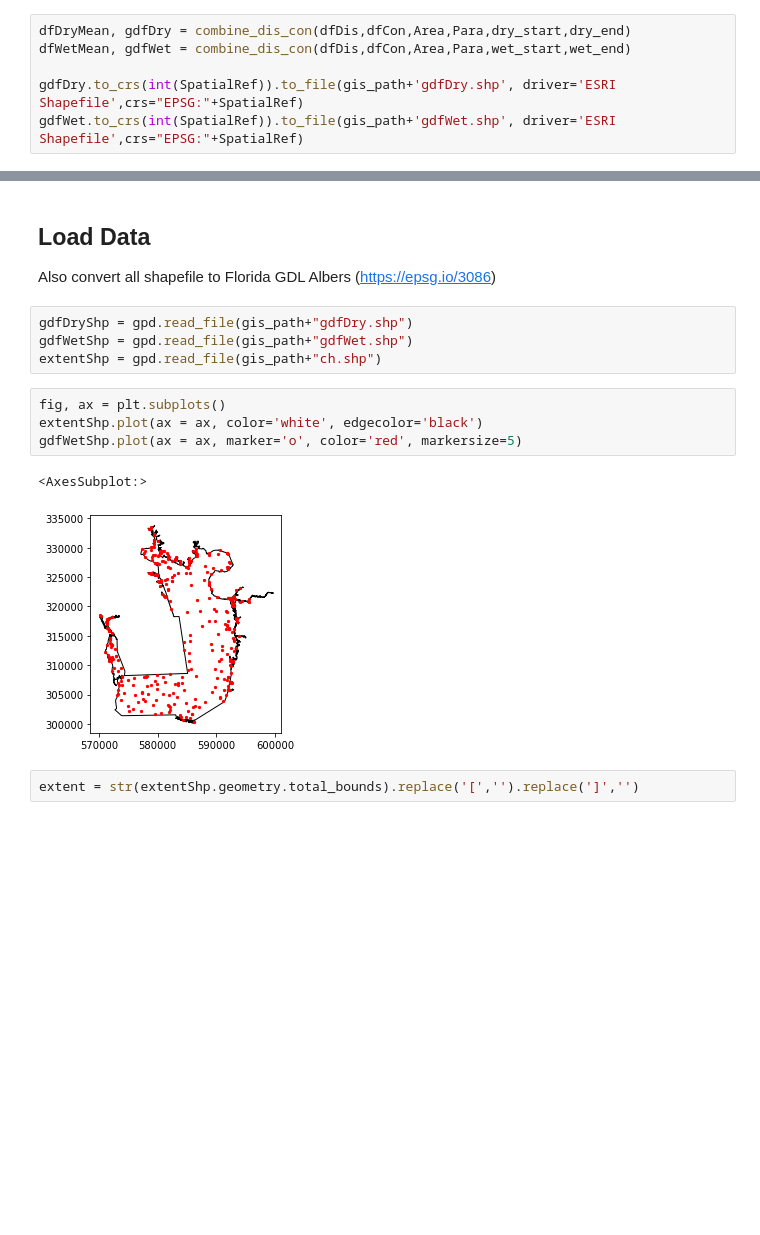
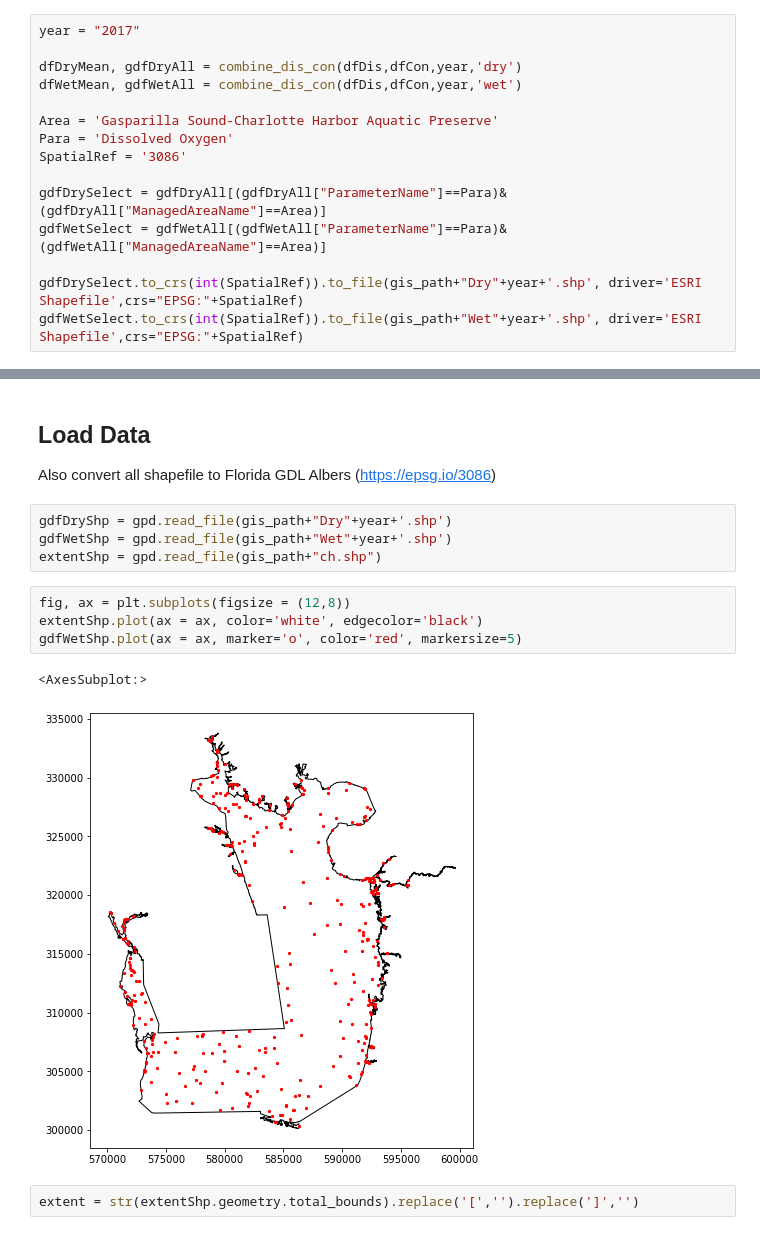
Before and after one commit to qiang-yi/SEACAR_WQ_Pilot, a Jupyter notebook: Interpolation_ArcGIS.ipynb, the cells around one changed output, grey strips where cells are left out. Drawn from its saved outputs; the diff is of its cells as text; blank space fills up the shorter version.

```diff
--- a/Interpolation_ArcGIS.ipynb
+++ b/Interpolation_ArcGIS.ipynb
@@ -132,9 +137,18 @@ def combine_dis_con(df_dis,df_con, area, parameter, start, end):
 # %%
-dfDryMean, gdfDry = combine_dis_con(dfDis,dfCon,Area,Para,dry_start,dry_end)
-dfWetMean, gdfWet = combine_dis_con(dfDis,dfCon,Area,Para,wet_start,wet_end)
+year = "2017"
 
-gdfDry.to_crs(int(SpatialRef)).to_file(gis_path+'gdfDry.shp', driver='ESRI Shapefile',crs="EPSG:"+SpatialRef)
-gdfWet.to_crs(int(SpatialRef)).to_file(gis_path+'gdfWet.shp', driver='ESRI Shapefile',crs="EPSG:"+SpatialRef)
+dfDryMean, gdfDryAll = combine_dis_con(dfDis,dfCon,year,'dry')
+dfWetMean, gdfWetAll = combine_dis_con(dfDis,dfCon,year,'wet')
+
+Area = 'Gasparilla Sound-Charlotte Harbor Aquatic Preserve'
+Para = 'Dissolved Oxygen'
+SpatialRef = '3086'
+
+gdfDrySelect = gdfDryAll[(gdfDryAll["ParameterName"]==Para)&(gdfDryAll["ManagedAreaName"]==Area)]
+gdfWetSelect = gdfWetAll[(gdfWetAll["ParameterName"]==Para)&(gdfWetAll["ManagedAreaName"]==Area)]
+
+gdfDrySelect.to_crs(int(SpatialRef)).to_file(gis_path+"Dry"+year+'.shp', driver='ESRI Shapefile',crs="EPSG:"+SpatialRef)
+gdfWetSelect.to_crs(int(SpatialRef)).to_file(gis_path+"Wet"+year+'.shp', driver='ESRI Shapefile',crs="EPSG:"+SpatialRef)
 # %% [markdown]
 ## Read Managed Areas
 # %%
@@ -146,15 +162,15 @@ CH.to_file(gis_path+ 'ch.shp', driver='ESRI Shapefile',crs="EPSG:"+SpatialRef)
 
 Also convert all shapefile to Florida GDL Albers (https://epsg.io/3086)
 # %%
-gdfDryShp = gpd.read_file(gis_path+"gdfDry.shp")
-gdfWetShp = gpd.read_file(gis_path+"gdfWet.shp")
+gdfDryShp = gpd.read_file(gis_path+"Dry"+year+'.shp')
+gdfWetShp = gpd.read_file(gis_path+"Wet"+year+'.shp')
 extentShp = gpd.read_file(gis_path+"ch.shp")
 # %%
-fig, ax = plt.subplots()
+fig, ax = plt.subplots(figsize = (12,8))
 extentShp.plot(ax = ax, color='white', edgecolor='black')
 gdfWetShp.plot(ax = ax, marker='o', color='red', markersize=5)
 # %% [output]
 <AxesSubplot:>
-[figure, old version]
+[figure, new version]
 # %%
 extent = str(extentShp.geometry.total_bounds).replace('[','').replace(']','')
```
Also changed, not shown: parts of 75 cells of this notebook, 3 other files.
